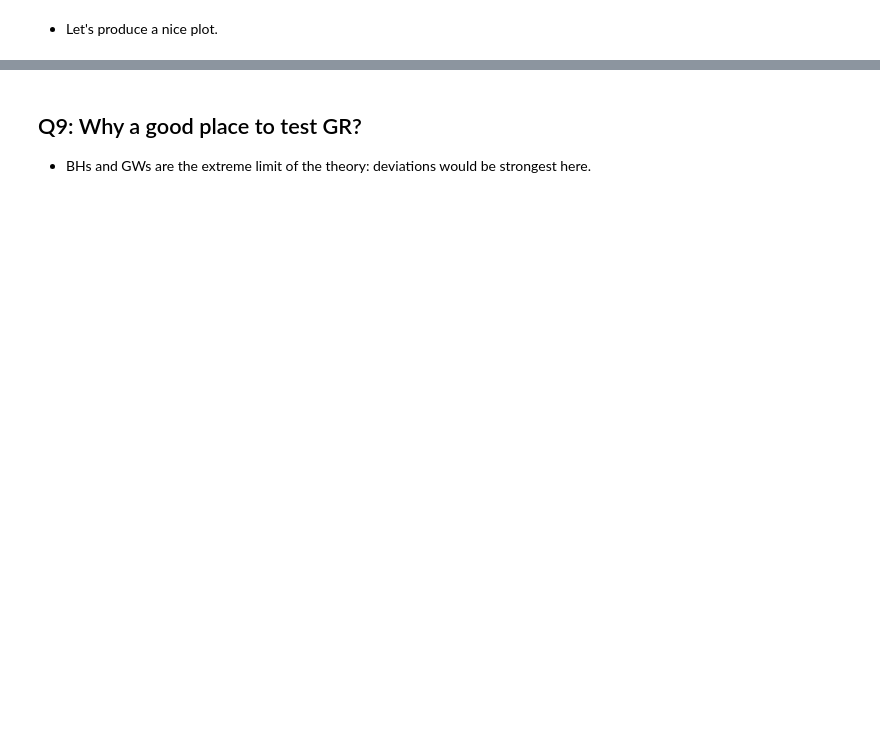
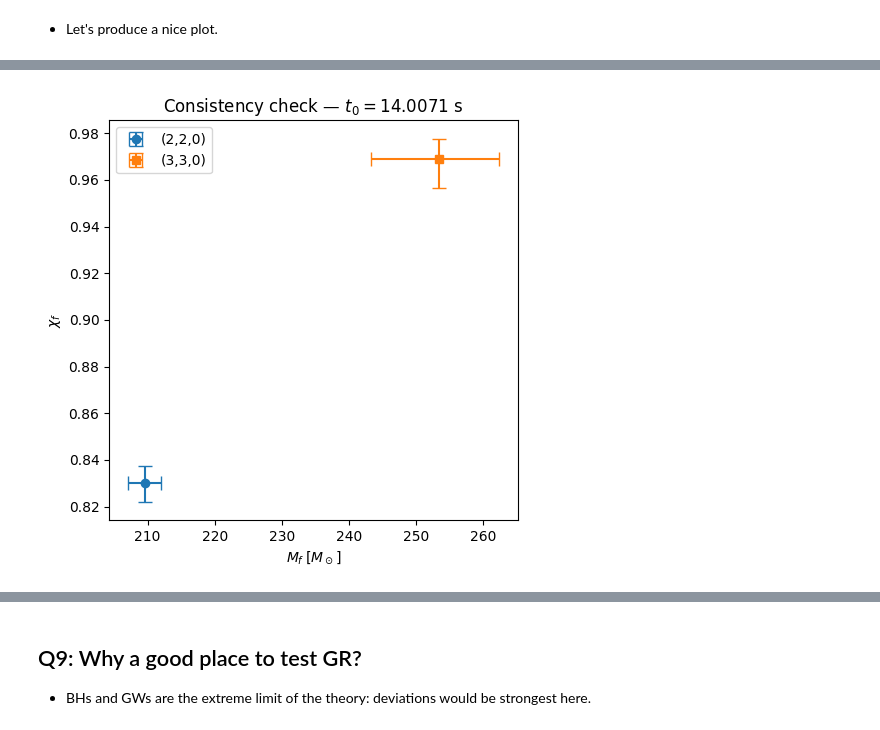
Before and after one commit to JoeyWee1/A5-Gravitational-Waves-QNM-Fitting-CW, a Jupyter notebook: solutions.ipynb, the cells around one changed output, grey strips where cells are left out. Drawn from its saved outputs; the diff is of its cells as text; code cells hidden in the pictures; blank space fills up the shorter version.

```diff
--- a/solutions.ipynb
+++ b/solutions.ipynb
@@ -34,7 +34,7 @@ Destination path C:\Users\Joey\.qnm\data-0.4.0.tar.bz2 already exists, use overw
     - The real part is the oscillatin' part.
     - The imaginary part causes the pertrubation to decay in time.
 # %%
-chi_values = np.linspace(0, 0.9999, 100000)
+chi_values = np.linspace(0, 0.9999, 1000)
 
 # Storage
 omega_220 = []
@@ -710,0 +743,92 @@ plt.show()
+# %%
+def consistency_check(t0_test):
+    """Re-run the full pipeline for a given t0 and plot the (M, chi) consistency check."""
+    import dynesty
+    from dynesty import utils as dyfunc
+
+    t_ring_test = t_on[t_on > t0_test]
+    d_ring_test = d_on[t_on > t0_test]
+
+    def _lnL(theta):
+        A1, phi1, f1, tau1, A2, phi2, f2, tau2 = theta
+        model = (A1 * np.cos(2*np.pi*f1*(t_ring_test - t0_test) + phi1) * np.exp(-(t_ring_test - t0_test)/tau1) +
+                 A2 * np.cos(2*np.pi*f2*(t_ring_test - t0_test) + phi2) * np.exp(-(t_ring_test - t0_test)/tau2))
+        return -0.5 * np.sum((d_ring_test - model)**2 / off_std**2)
+
+    samp = dynesty.DynamicNestedSampler(_lnL, prior_transform, ndim=8, bound='multi', sample='rwalk')
+    samp.run_nested(print_progress=True)
+
+    weights = np.exp(samp.results.logwt - samp.results.logz[-1])
+    s = dyfunc.resample_equal(samp.results.samples, weights)
+
+    lo, med, hi = np.percentile(s, [16, 50, 84], axis=0)
+    f1_m, f2_m       = med[2], med[6]
+    f1_l, f2_l       = lo[2],  lo[6]
+    f1_h, f2_h       = hi[2],  hi[6]
+    tau1_m, tau2_m   = med[3], med[7]
+    tau1_l, tau2_l   = lo[3],  lo[7]
+    tau1_h, tau2_h   = hi[3],  hi[7]
+
+    # Ensure f1 < f2 so f1/tau1 = 220 mode, f2/tau2 = 330 mode
+    if f1_m > f2_m:
+        f1_m, f2_m   = f2_m,   f1_m
+        f1_l, f2_l   = f2_l,   f1_l
+        f1_h, f2_h   = f2_h,   f1_h
+        tau1_m, tau2_m = tau2_m, tau1_m
+        tau1_l, tau2_l = tau2_l, tau1_l
+        tau1_h, tau2_h = tau2_h, tau1_h
+        print("Swapped f1 ↔ f2")
+
+    r220 = omega_220.real / np.abs(omega_220.imag)
+    r330 = omega_330.real / np.abs(omega_330.imag)
+
+    chi_m_220 = np.interp(2*np.pi*f1_m*tau1_m, r220, chi_values)
+    chi_l_220 = np.interp(2*np.pi*f1_l*tau1_l, r220, chi_values)
+    chi_h_220 = np.interp(2*np.pi*f1_h*tau1_h, r220, chi_values)
+
+    chi_m_330 = np.interp(2*np.pi*f2_m*tau2_m, r330, chi_values)
+    chi_l_330 = np.interp(2*np.pi*f2_l*tau2_l, r330, chi_values)
+    chi_h_330 = np.interp(2*np.pi*f2_h*tau2_h, r330, chi_values)
+
+    wh_m_220, _, _ = mode_220(chi_m_220)
+    wh_l_220, _, _ = mode_220(chi_l_220)
+    wh_h_220, _, _ = mode_220(chi_h_220)
+    M_m_220 = convert_to_Msun(wh_m_220.real / (2*np.pi*f1_m))
+    M_l_220 = convert_to_Msun(wh_l_220.real / (2*np.pi*f1_h))
+    M_h_220 = convert_to_Msun(wh_h_220.real / (2*np.pi*f1_l))
+
+    wh_m_330, _, _ = mode_330(chi_m_330)
+    wh_l_330, _, _ = mode_330(chi_l_330)
+    wh_h_330, _, _ = mode_330(chi_h_330)
+    M_m_330 = convert_to_Msun(wh_m_330.real / (2*np.pi*f2_m))
+    M_l_330 = convert_to_Msun(wh_l_330.real / (2*np.pi*f2_h))
+    M_h_330 = convert_to_Msun(wh_h_330.real / (2*np.pi*f2_l))
+
+    print(f"\nt0 = {t0_test:.4f} s")
+    print(f"220: f={f1_m:.1f} Hz  chi={chi_m_220:.3f}  M={M_m_220:.1f} Msun")
+    print(f"330: f={f2_m:.1f} Hz  chi={chi_m_330:.3f}  M={M_m_330:.1f} Msun")
+
+    fig, ax = plt.subplots(figsize=(5, 5))
+    ax.set_xlabel(r"$M_f \; [M_\odot]$")
+    ax.set_ylabel(r"$\chi_f$")
+    ax.set_title(rf"Consistency check — $t_0 = {t0_test:.4f}$ s")
+    ax.errorbar(M_m_220, chi_m_220,
+                xerr=[[M_m_220 - M_l_220], [M_h_220 - M_m_220]],
+                yerr=[[chi_m_220 - chi_l_220], [chi_h_220 - chi_m_220]],
+                fmt='o', capsize=5, label='(2,2,0)')
+    ax.errorbar(M_m_330, chi_m_330,
+                xerr=[[M_m_330 - M_l_330], [M_h_330 - M_m_330]],
+                yerr=[[chi_m_330 - chi_l_330], [chi_h_330 - chi_m_330]],
+                fmt='s', capsize=5, label='(3,3,0)')
+    ax.legend()
+    plt.tight_layout()
+    plt.show()
+
+    return s
+
+
+# --- call it here, try different t0 values ---
+t0_vals = np.linspace(t0-0.5, t0+0.5, 10)
+for t0_val in t0_vals:
+    sampe = consistency_check(t0)
+# %% [output]
@@ -710,0 +841 @@ plt.show()
+[figure, added]
```
Also changed, not shown: parts of 15 cells of this notebook.
